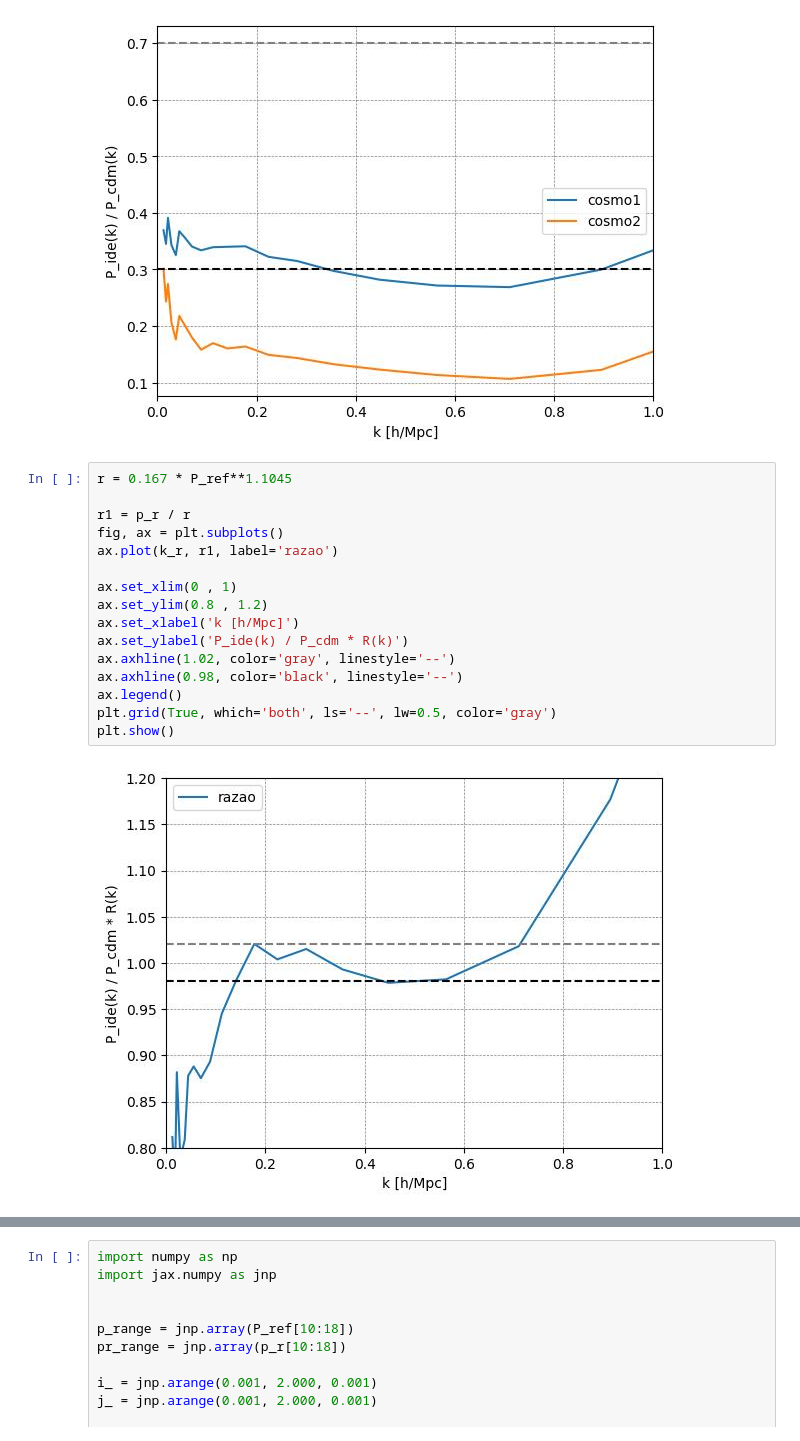
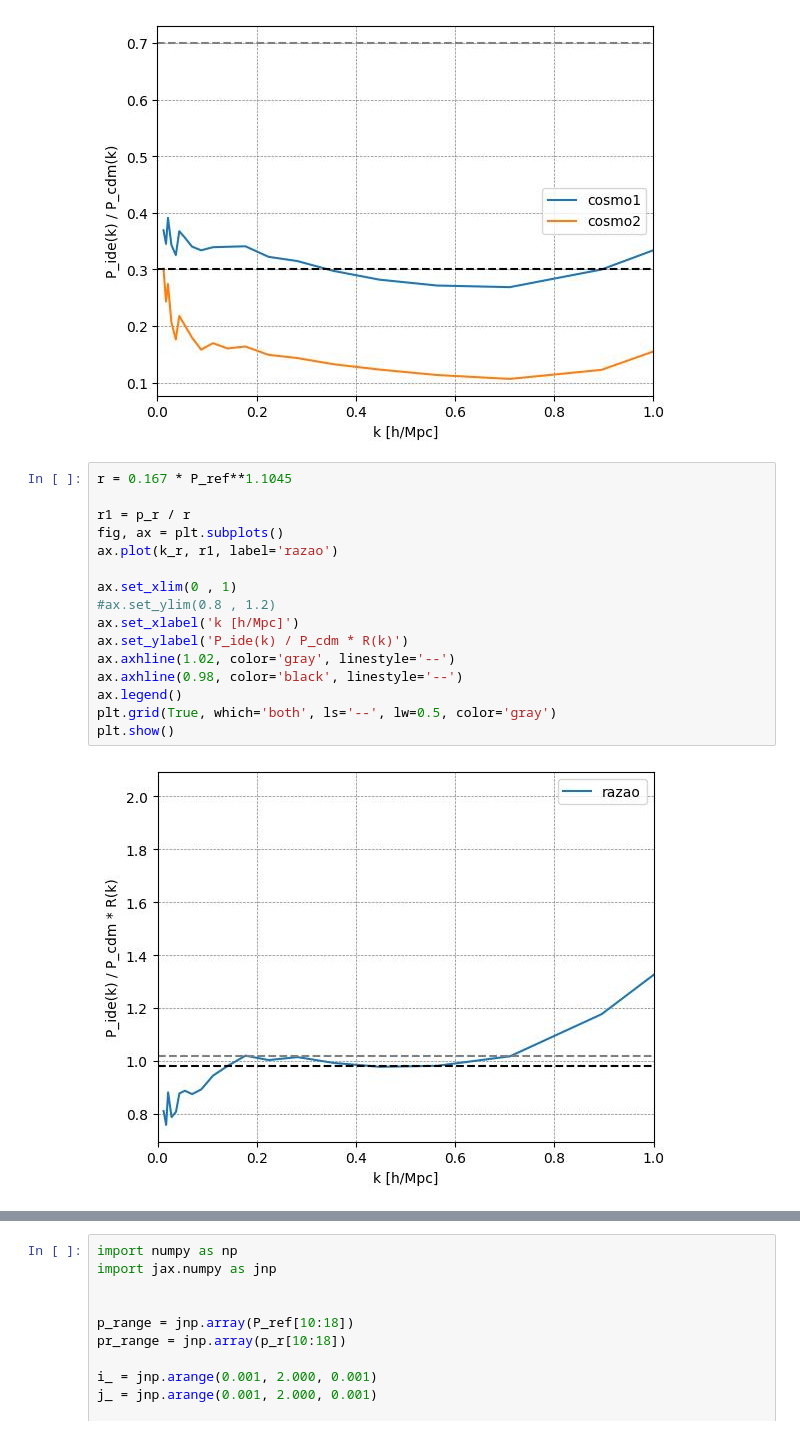
Before and after one commit to pvinig/pmwd, a Jupyter notebook: docs/notebooks/xi.ipynb, the cells around one changed output, grey strips where cells are left out. Drawn from its saved outputs; the diff is of its cells as text.

```diff
--- a/docs/notebooks/xi.ipynb
+++ b/docs/notebooks/xi.ipynb
@@ -141,21 +141,21 @@ plt.show()
 # %%
 r = 0.167 * P_ref**1.1045
 
 r1 = p_r / r
 fig, ax = plt.subplots()
 ax.plot(k_r, r1, label='razao')
 
 ax.set_xlim(0 , 1)
-ax.set_ylim(0.8 , 1.2)
+#ax.set_ylim(0.8 , 1.2)
 ax.set_xlabel('k [h/Mpc]')
 ax.set_ylabel('P_ide(k) / P_cdm * R(k)')
 ax.axhline(1.02, color='gray', linestyle='--')
 ax.axhline(0.98, color='black', linestyle='--')
 ax.legend()
 plt.grid(True, which='both', ls='--', lw=0.5, color='gray')
 plt.show()
 # %% [output]
-[figure, old version]
+[figure, new version]
 # %%
 fig, ax = plt.subplots()
 ax.plot(k_r, r1, label='razao')
```
Also changed, not shown: parts of 2 cells of this notebook, 2 other files.
